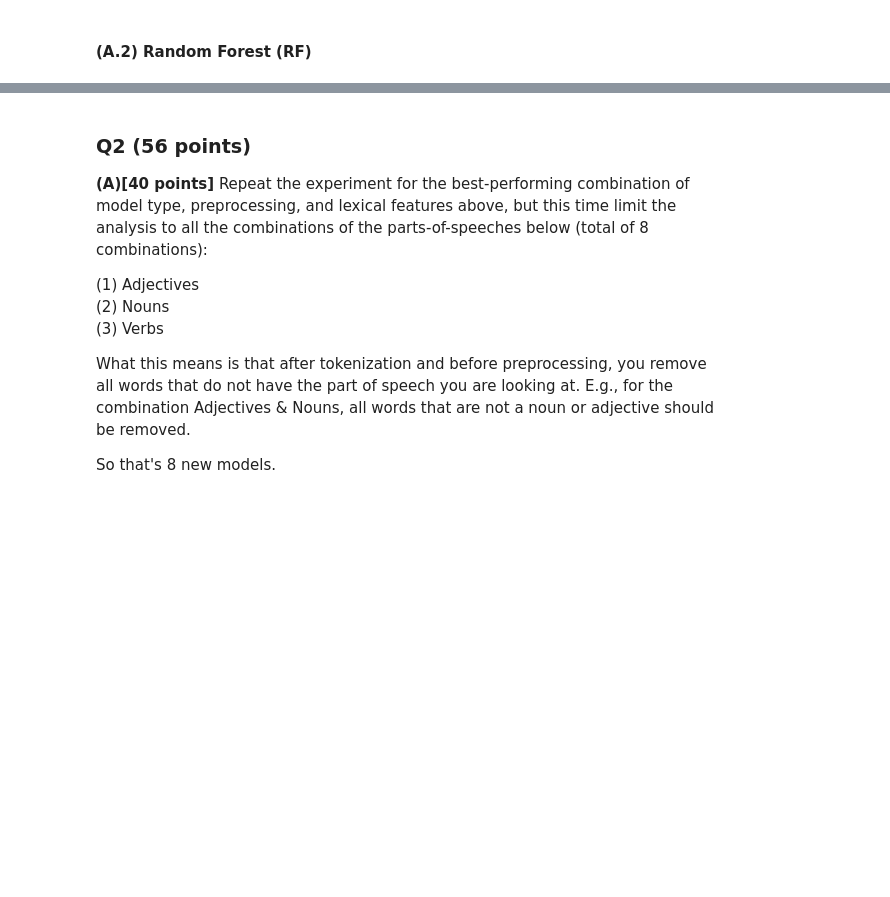
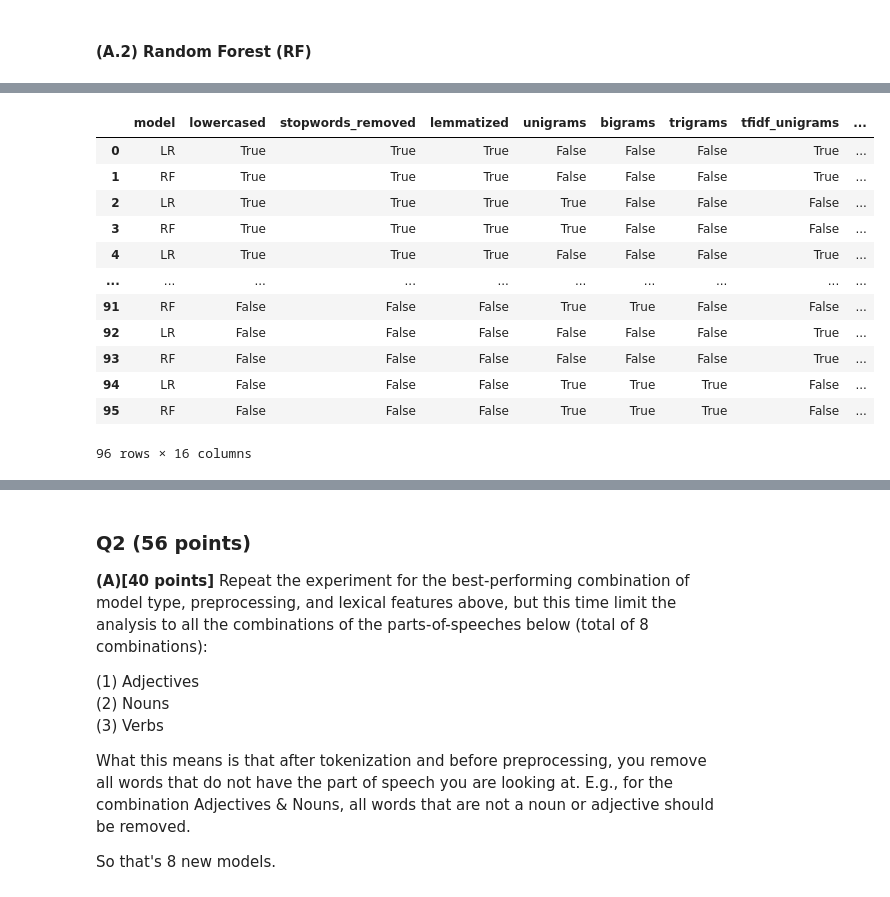
Before and after one commit to lostflux/data-mining, a Jupyter notebook: assignments/02/Assignment_2.ipynb, the cells around one changed output, grey strips where cells are left out. Saved outputs shown, nothing was run; the diff lists cells and outputs as text; code cells hidden in the pictures; blank space fills up the shorter version.

```diff
--- a/assignments/02/Assignment_2.ipynb
+++ b/assignments/02/Assignment_2.ipynb
@@ -244,0 +411,16 @@ def evaluate_model(trained_model,metric,eval_features,eval_labels):
+# %%
+results
+# %% [output]
+|  | model | lowercased | stopwords_removed | lemmatized | unigrams | bigrams | trigrams | tfidf_unigrams | ... |
+| 0 | LR | True | True | True | False | False | False | True | ... |
+| 1 | RF | True | True | True | False | False | False | True | ... |
+| 2 | LR | True | True | True | True | False | False | False | ... |
+| 3 | RF | True | True | True | True | False | False | False | ... |
+| 4 | LR | True | True | True | False | False | False | True | ... |
+| ... | ... | ... | ... | ... | ... | ... | ... | ... | ... |
+| 91 | RF | False | False | False | True | True | False | False | ... |
+| 92 | LR | False | False | False | False | False | False | True | ... |
+| 93 | RF | False | False | False | False | False | False | True | ... |
+| 94 | LR | False | False | False | True | True | True | False | ... |
+| 95 | RF | False | False | False | True | True | True | False | ... |
+96 rows × 16 columns
```
Also changed, not shown: parts of 26 cells of this notebook, 1 other file.
